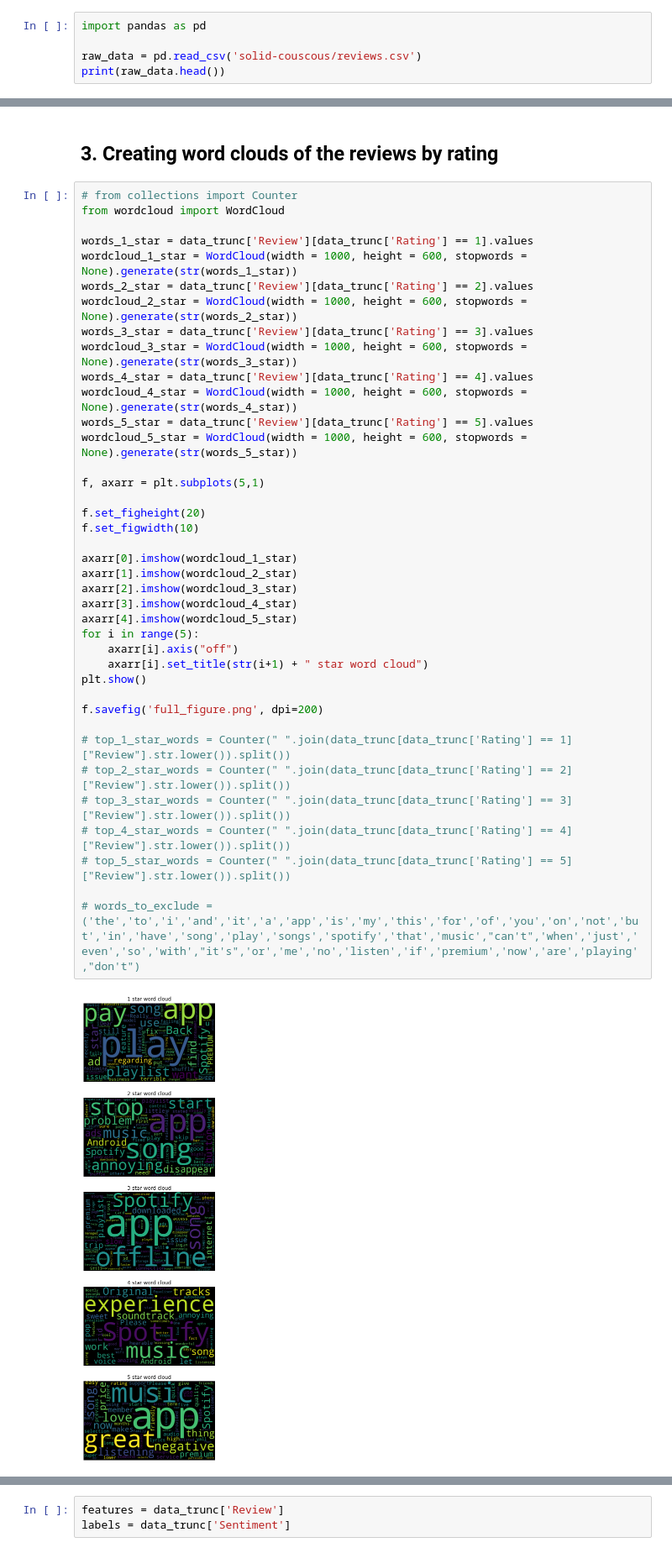
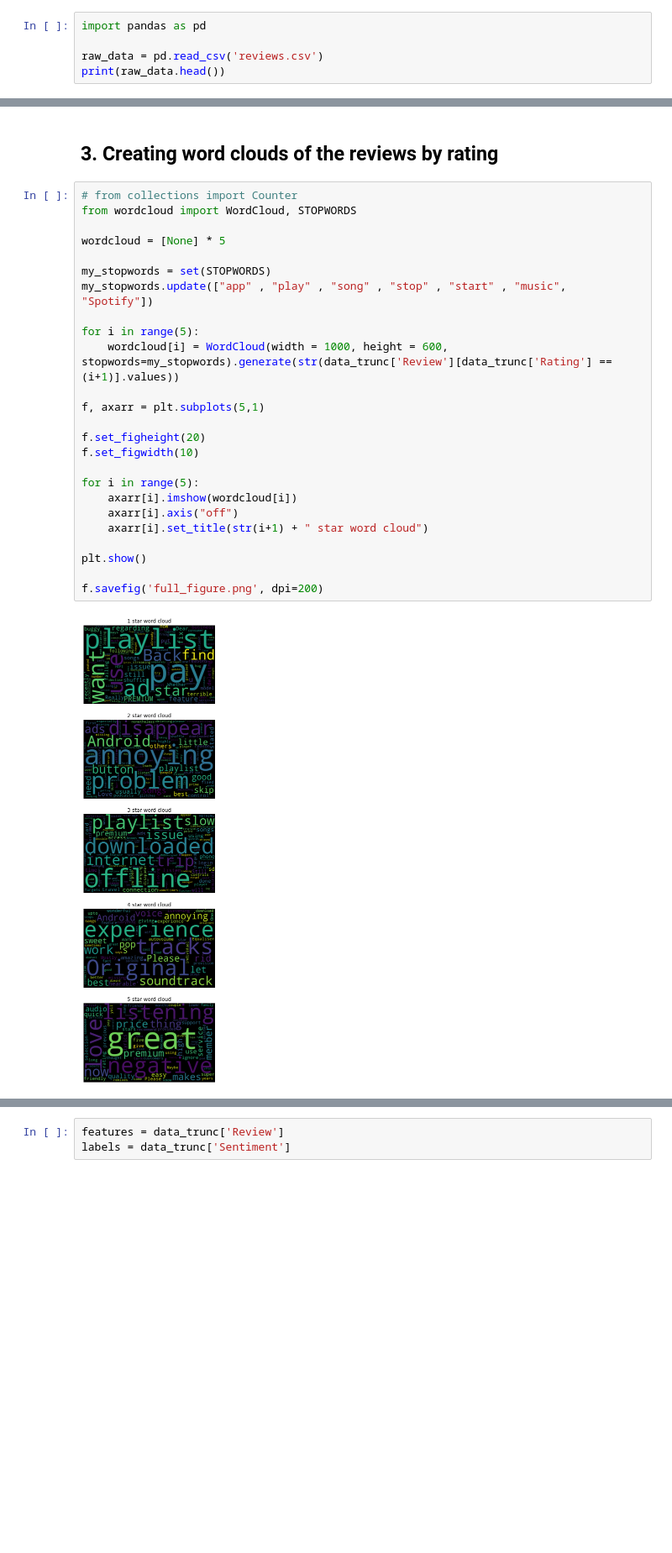
Before and after one commit to adamczykmarceli/solid-couscous, a Jupyter notebook: notebook.ipynb, the cells around one changed output, grey strips where cells are left out. Shown: that part at 84% size. Saved outputs shown, nothing was run; the diff lists cells and outputs as text; blank space fills up the shorter version.

```diff
--- a/notebook.ipynb
+++ b/notebook.ipynb
@@ -6,7 +6,7 @@ The purpose of this analysis is to identify the most popular words used in revie
 # %%
 import pandas as pd
 
-raw_data = pd.read_csv('solid-couscous/reviews.csv')
+raw_data = pd.read_csv('reviews.csv')
 print(raw_data.head())
 # %% [output]
         Time_submitted                                             Review  \
@@ -99,42 +98,28 @@ Month   Rating
 ## 3. Creating word clouds of the reviews by rating
 # %%
 # from collections import Counter
-from wordcloud import WordCloud
+from wordcloud import WordCloud, STOPWORDS
 
-words_1_star = data_trunc['Review'][data_trunc['Rating'] == 1].values
-wordcloud_1_star = WordCloud(width = 1000, height = 600, stopwords = None).generate(str(words_1_star))
-words_2_star = data_trunc['Review'][data_trunc['Rating'] == 2].values
-wordcloud_2_star = WordCloud(width = 1000, height = 600, stopwords = None).generate(str(words_2_star))
-words_3_star = data_trunc['Review'][data_trunc['Rating'] == 3].values
-wordcloud_3_star = WordCloud(width = 1000, height = 600, stopwords = None).generate(str(words_3_star))
-words_4_star = data_trunc['Review'][data_trunc['Rating'] == 4].values
-wordcloud_4_star = WordCloud(width = 1000, height = 600, stopwords = None).generate(str(words_4_star))
-words_5_star = data_trunc['Review'][data_trunc['Rating'] == 5].values
-wordcloud_5_star = WordCloud(width = 1000, height = 600, stopwords = None).generate(str(words_5_star))
+wordcloud = [None] * 5
+
+my_stopwords = set(STOPWORDS)
+my_stopwords.update(["app" , "play" , "song" , "stop" , "start" , "music", "Spotify"])
+
+for i in range(5):
+    wordcloud[i] = WordCloud(width = 1000, height = 600, stopwords=my_stopwords).generate(str(data_trunc['Review'][data_trunc['Rating'] == (i+1)].values))
 
 f, axarr = plt.subplots(5,1)
 
 f.set_figheight(20)
 f.set_figwidth(10)
 
-axarr[0].imshow(wordcloud_1_star)
-axarr[1].imshow(wordcloud_2_star)
-axarr[2].imshow(wordcloud_3_star)
-axarr[3].imshow(wordcloud_4_star)
-axarr[4].imshow(wordcloud_5_star)
 for i in range(5):
+    axarr[i].imshow(wordcloud[i])
     axarr[i].axis("off")
     axarr[i].set_title(str(i+1) + " star word cloud")
+
 plt.show()
 
 f.savefig('full_figure.png', dpi=200)
-
-# top_1_star_words = Counter(" ".join(data_trunc[data_trunc['Rating'] == 1]["Review"].str.lower()).split())
-# top_2_star_words = Counter(" ".join(data_trunc[data_trunc['Rating'] == 2]["Review"].str.lower()).split())
-# top_3_star_words = Counter(" ".join(data_trunc[data_trunc['Rating'] == 3]["Review"].str.lower()).split())
-# top_4_star_words = Counter(" ".join(data_trunc[data_trunc['Rating'] == 4]["Review"].str.lower()).split())
-# top_5_star_words = Counter(" ".join(data_trunc[data_trunc['Rating'] == 5]["Review"].str.lower()).split())
-
-# words_to_exclude = ('the','to','i','and','it','a','app','is','my','this','for','of','you','on','not','but','in','have','song','play','songs','spotify','that','music',"can't",'when','just','even','so','with',"it's",'or','me','no','listen','if','premium','now','are','playing',"don't")
 # %% [output]
-[figure, old version]
+[figure, new version]
```
Also changed, not shown: parts of 7 cells of this notebook, 1 other file.
